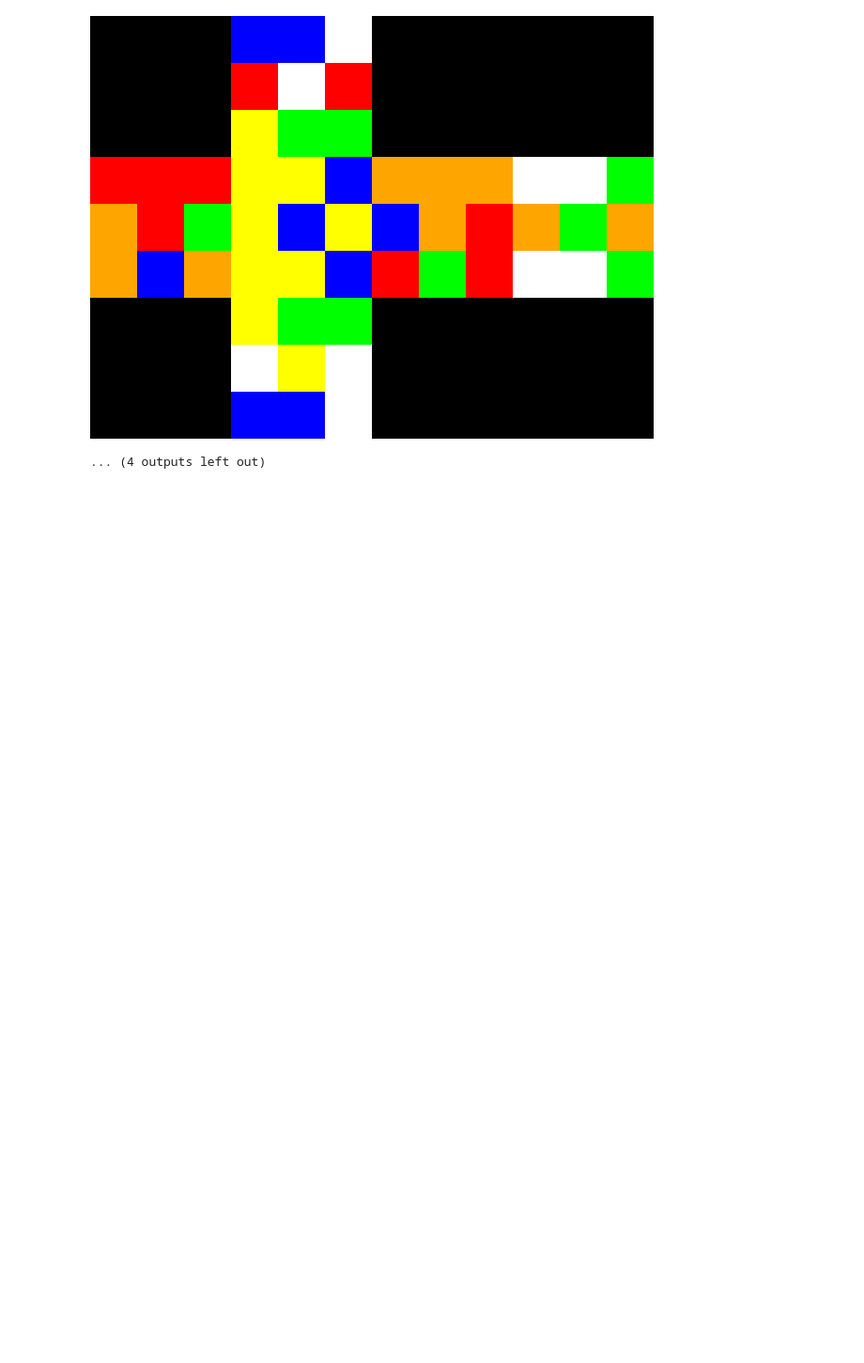
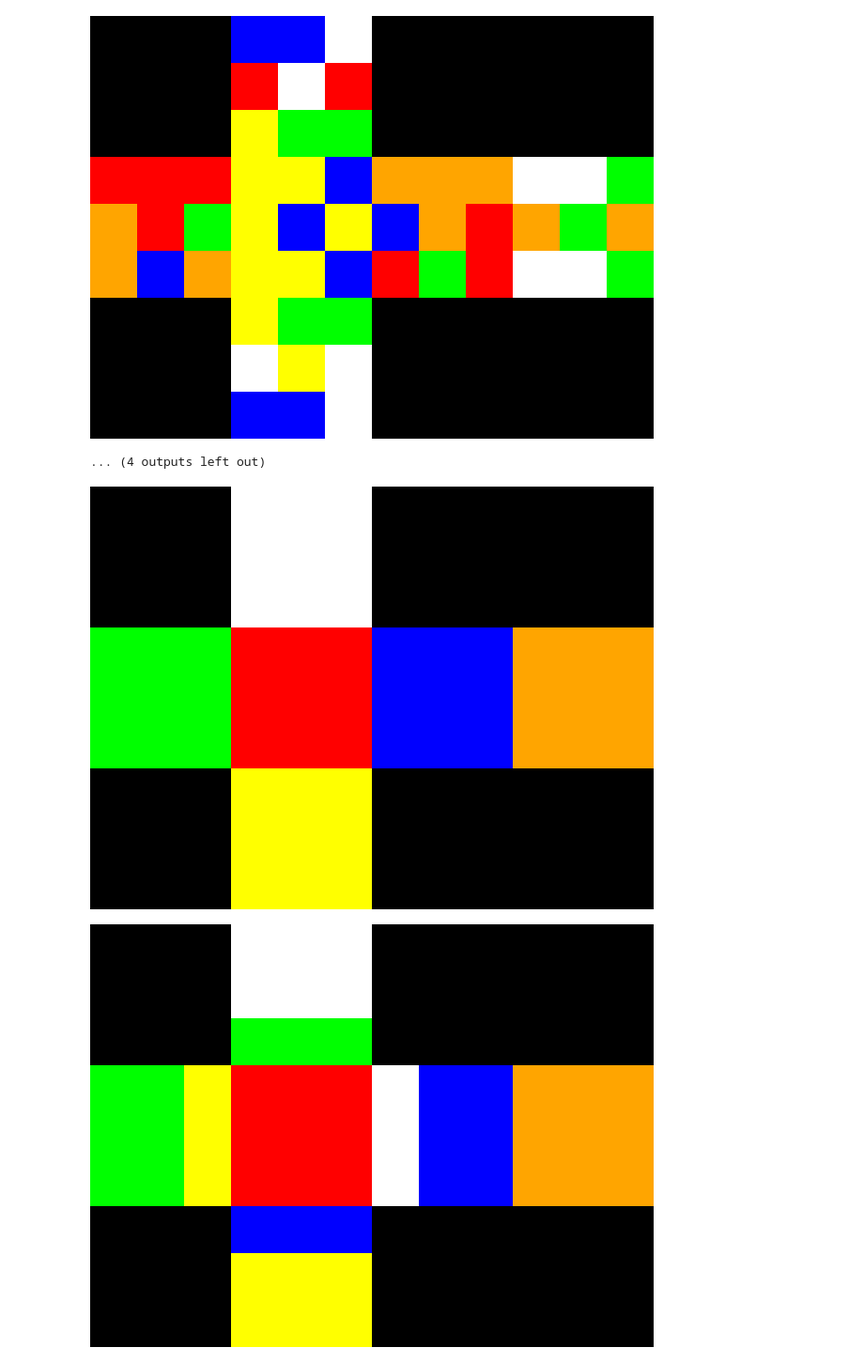
Before and after one commit to duspic/RubiksCubeNumpy, a Jupyter notebook: Rubik.ipynb, the cells around one changed output. Shown at 94% size. Drawn from its saved outputs; the diff is of its cells as text; code cells hidden in the pictures; blank space fills up the shorter version.

```diff
--- a/Rubik.ipynb
+++ b/Rubik.ipynb
@@ -296,3 +303,9 @@ for k,v in rot_log.items():
 1_right: 1
 [figure]
 ... (4 outputs left out)
+# %%
+front = np.array([[1,2,3],[4,5,6],[7,8,9]])
+back = front*-1
+
+left = np.array([[1,1,1],[2,2,2],[3,3,3]])
+right = left*-1
@@ -298,0 +584,11 @@ for k,v in rot_log.items():
+# %%
+cube = NewRubik()
+cv2_imshow(cube.visualize())
+
+print()
+
+cube.rotate_left(1)
+cv2_imshow(cube.visualize())
+# %% [output]
+[figure, added]
+[figure, added]
```
Also changed, not shown: parts of 4 cells of this notebook.
